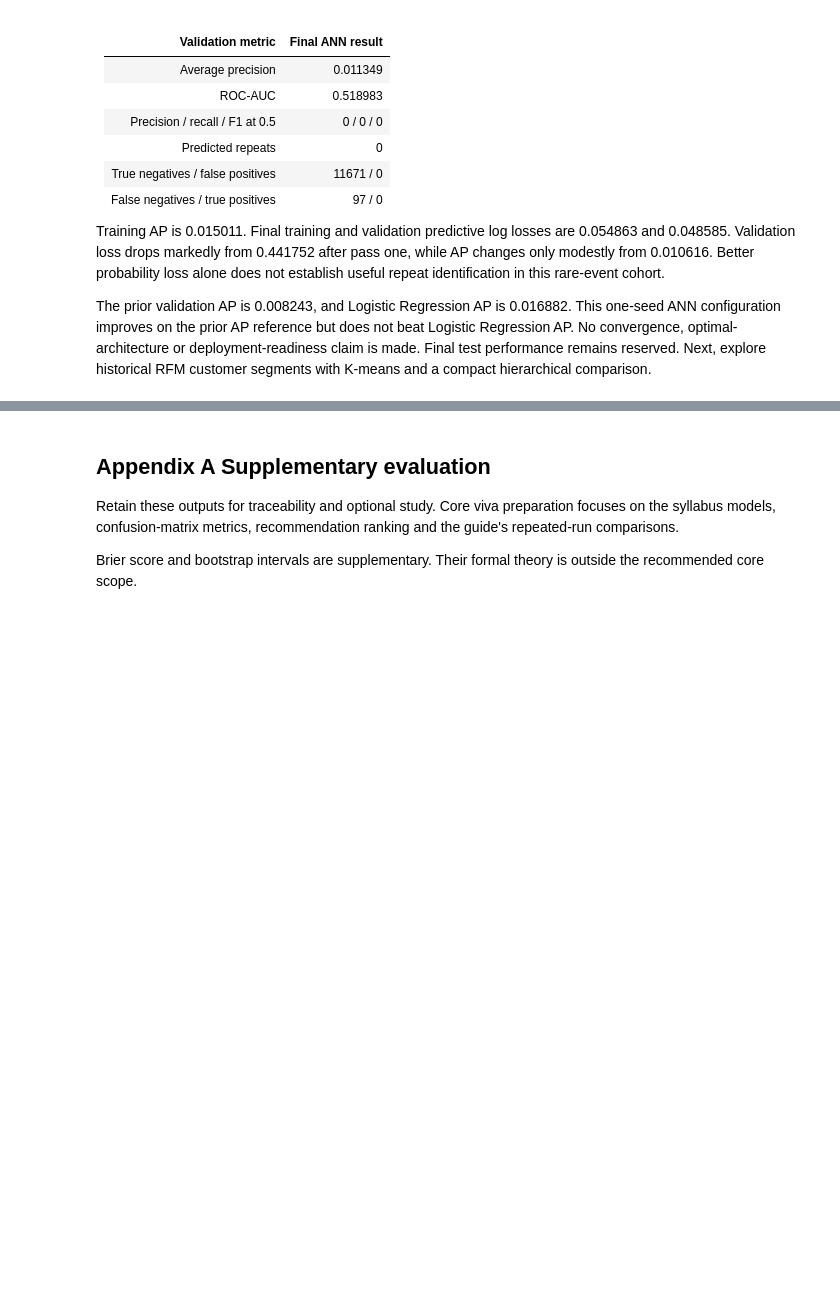
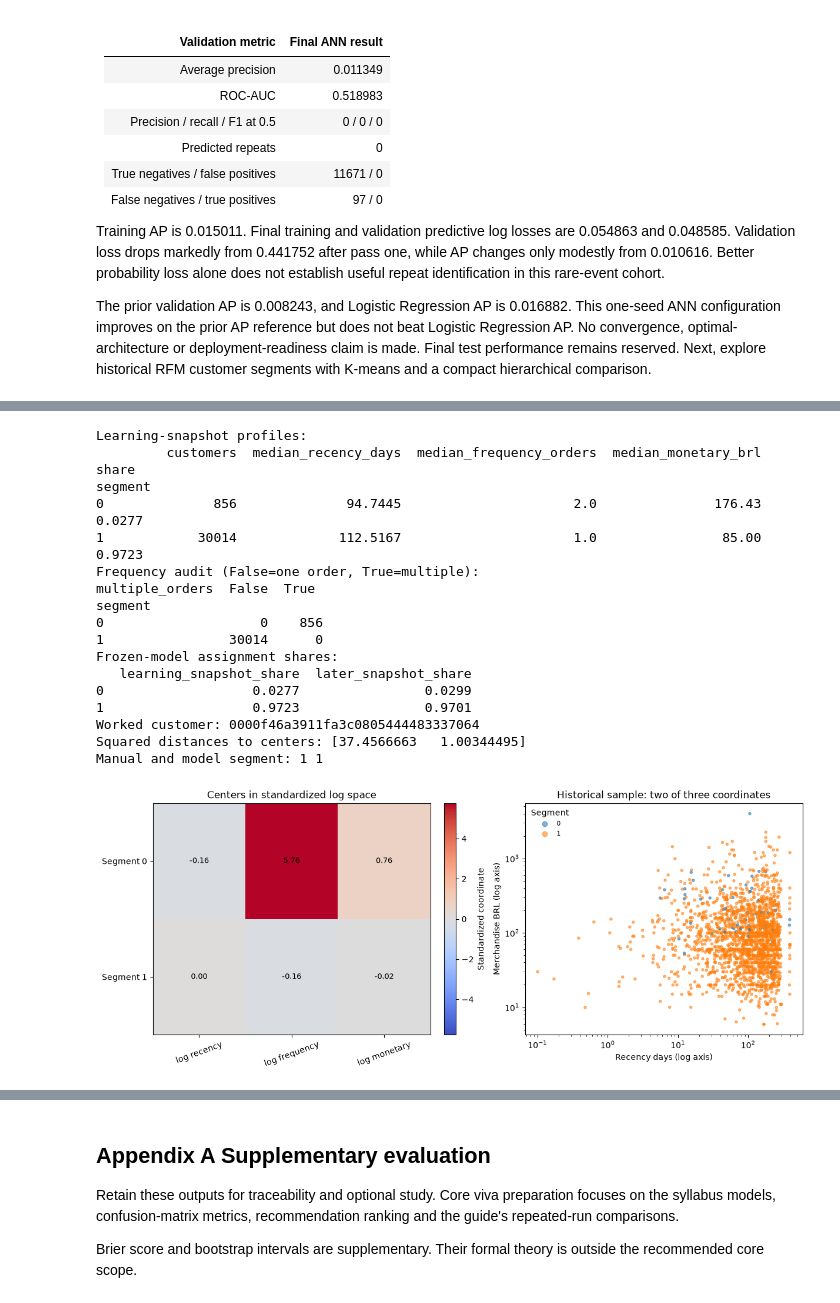
Before and after one commit to oyelurker/cse303-ml-AP24110010128-olist-recommender, a Jupyter notebook: olist_pipeline.ipynb, the cells around one changed output, grey strips where cells are left out. Cells and saved outputs as stored; diff of their text form; code cells hidden in the pictures; blank space fills up the shorter version.

```diff
--- a/olist_pipeline.ipynb
+++ b/olist_pipeline.ipynb
@@ -4171,0 +4275,65 @@ The prior validation AP is 0.008243, and Logistic Regression AP is 0.016882. Thi
+# %%
+rfm_training_profiles = rfm_training.assign(segment=rfm_kmeans.labels_)
+rfm_profiles = rfm_training_profiles.groupby("segment").agg(
+    customers=("frequency_orders","size"),
+    median_recency_days=("recency_days","median"),
+    median_frequency_orders=("frequency_orders","median"),
+    median_monetary_brl=("monetary_brl","median"),
+)
+rfm_profiles["share"] = rfm_profiles.customers/len(rfm_training)
+rfm_application_labels = rfm_kmeans.predict(rfm_application_matrix)
+rfm_assignment_shares = pd.DataFrame({
+    "learning_snapshot_share":pd.Series(rfm_kmeans.labels_).value_counts(normalize=True),
+    "later_snapshot_share":pd.Series(rfm_application_labels).value_counts(normalize=True),
+}).sort_index()
+rfm_example_position=0
+rfm_example_distances = ((rfm_kmeans.cluster_centers_-rfm_training_matrix[rfm_example_position])**2).sum(axis=1)
+rfm_manual_segment=int(np.argmin(rfm_example_distances))
+print("Learning-snapshot profiles:")
+print(rfm_profiles.round(4).to_string())
+rfm_frequency_crosstab = pd.crosstab(
+    pd.Series(rfm_kmeans.labels_, index=rfm_training.index, name="segment"),
+    rfm_training.frequency_orders.gt(1).rename("multiple_orders"),
+)
+print("Frequency audit (False=one order, True=multiple):")
+print(rfm_frequency_crosstab.to_string())
+print("Frozen-model assignment shares:")
+print(rfm_assignment_shares.round(4).to_string())
+print("Worked customer:",rfm_training.index[rfm_example_position])
+print("Squared distances to centers:",rfm_example_distances)
+print("Manual and model segment:",rfm_manual_segment,int(rfm_kmeans.predict(rfm_training_matrix[[rfm_example_position]])[0]))
+fig,axes=plt.subplots(1,2,figsize=(12,4.8),layout="constrained")
+image=axes[0].imshow(rfm_kmeans.cluster_centers_,aspect="auto",cmap="coolwarm",
+    vmin=-np.abs(rfm_kmeans.cluster_centers_).max(), vmax=np.abs(rfm_kmeans.cluster_centers_).max())
+axes[0].set_xticks(range(3),labels=["log recency","log frequency","log monetary"],rotation=20)
+axes[0].set_yticks(range(rfm_selected_k),labels=[f"Segment {j}" for j in range(rfm_selected_k)])
+axes[0].set(title="Centers in standardized log space")
+for row in range(rfm_selected_k):
+    for col in range(3):axes[0].text(col,row,f"{rfm_kmeans.cluster_centers_[row,col]:.2f}",ha="center",va="center",fontsize=9)
+fig.colorbar(image,ax=axes[0],label="Standardized coordinate")
+plot_positions=np.sort(np.random.default_rng(44).choice(len(rfm_training),min(2000,len(rfm_training)),replace=False))
+scatter=axes[1].scatter(rfm_training.recency_days.iloc[plot_positions],rfm_training.monetary_brl.iloc[plot_positions],
+    c=rfm_kmeans.labels_[plot_positions],cmap="tab10",s=9,alpha=.55,vmin=-.5,vmax=9.5)
+axes[1].set(xscale="log",yscale="log",xlabel="Recency days (log axis)",ylabel="Merchandise BRL (log axis)",title="Historical sample: two of three coordinates")
+handles, labels = scatter.legend_elements()
+axes[1].legend(handles, labels, title="Segment", frameon=False, fontsize=8)
+plt.show()
+# %% [output]
+Learning-snapshot profiles:
+         customers  median_recency_days  median_frequency_orders  median_monetary_brl   share
+segment
+0              856              94.7445                      2.0               176.43  0.0277
+1            30014             112.5167                      1.0                85.00  0.9723
+Frequency audit (False=one order, True=multiple):
+multiple_orders  False  True
+segment
+0                    0    856
+1                30014      0
+Frozen-model assignment shares:
+   learning_snapshot_share  later_snapshot_share
+0                   0.0277                0.0299
+1                   0.9723                0.9701
+Worked customer: 0000f46a3911fa3c0805444483337064
+Squared distances to centers: [37.4566663   1.00344495]
+Manual and model segment: 1 1
+[figure, added]
```
Also changed, not shown: parts of 10 cells of this notebook, 4 other files.
